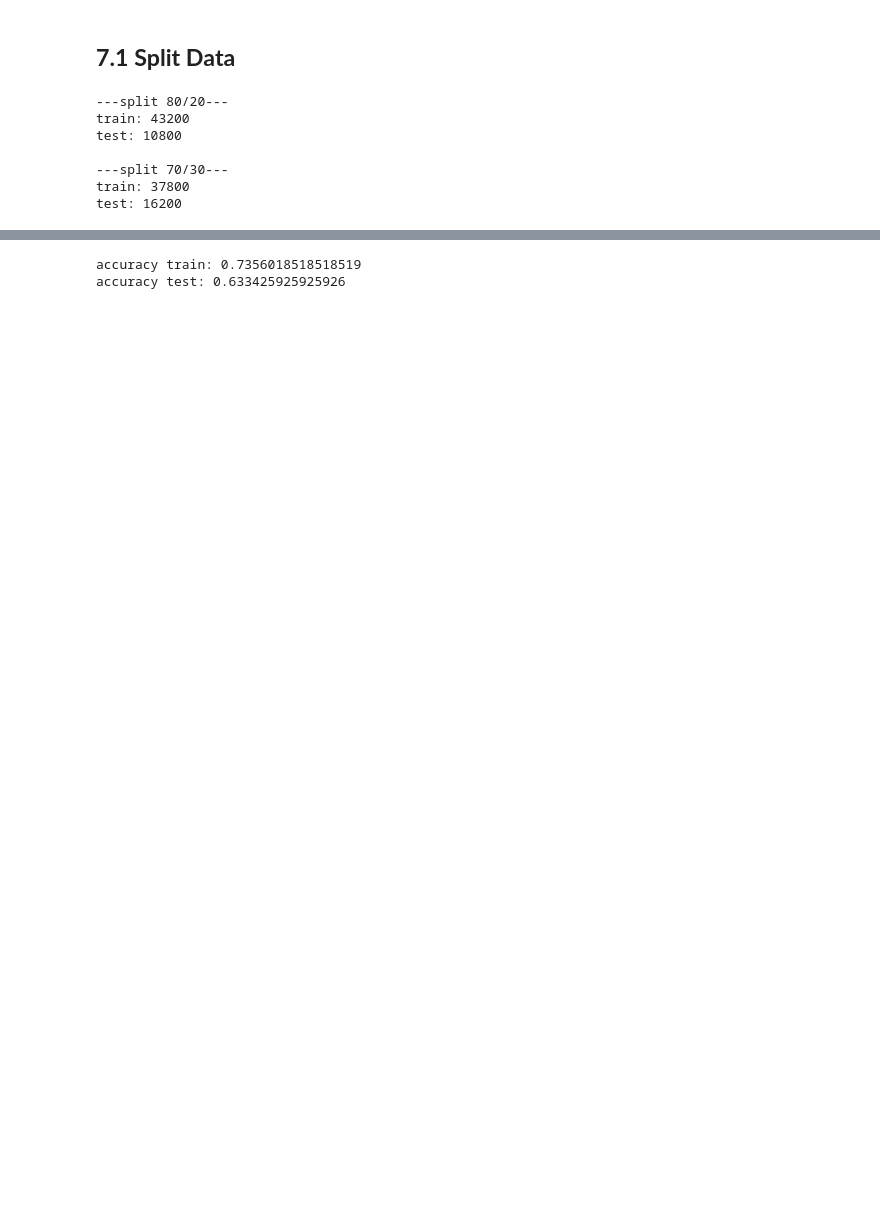
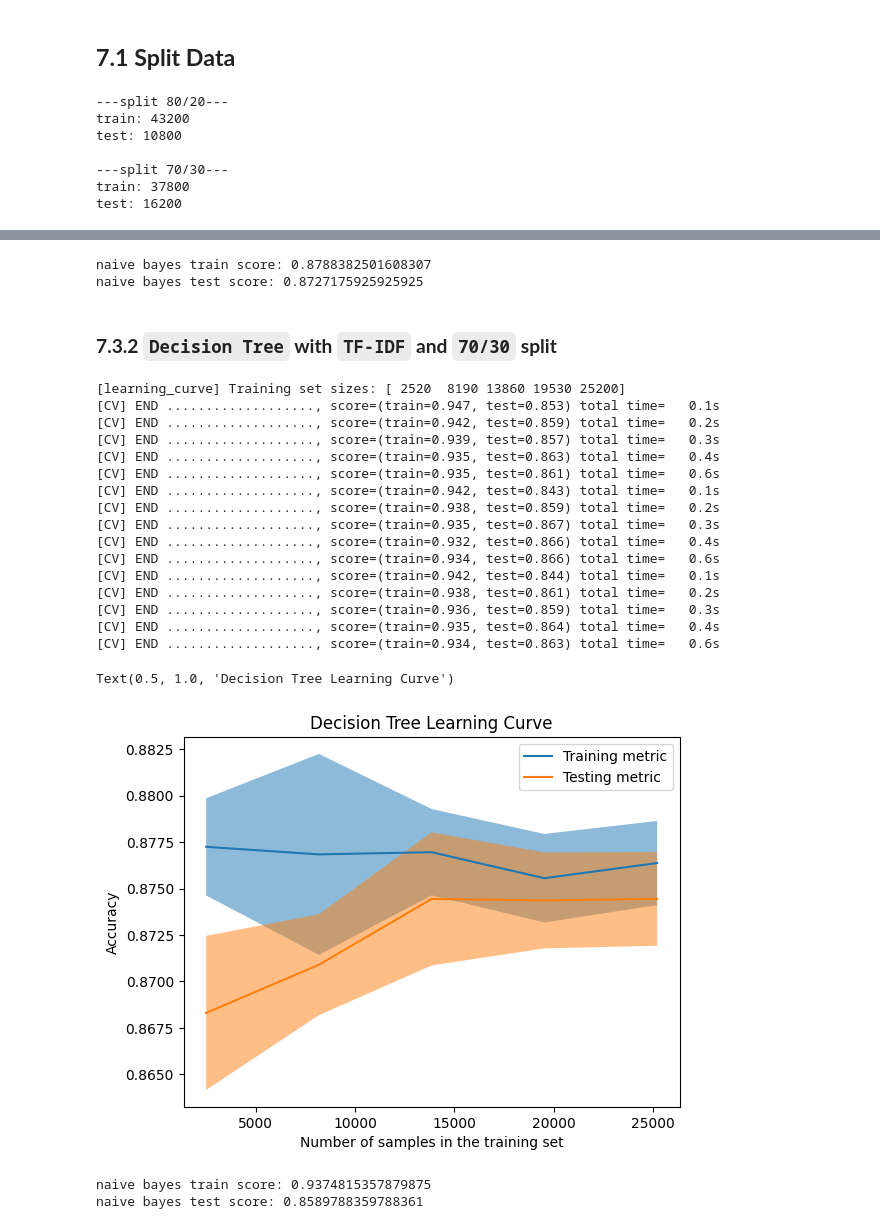
Before and after one commit to sayid-alt/simcity-reviews-sentiment-analysis, a Jupyter notebook: notebook.ipynb, the cells around one changed output, grey strips where cells are left out. Cells and saved outputs as stored; diff of their text form; code cells hidden in the pictures; blank space fills up the shorter version.

Commit message:
Fix bugs when trianing decision tree

```diff
--- a/notebook.ipynb
+++ b/notebook.ipynb
@@ -666,6 +667,9 @@ Text(0.5, 1.0, 'NB Learning Curve')
-# %%
-print(f'accuracy train: {accuracy_train_nb}')
-print(f'accuracy test: {accurcay_test_nb}')
-# %% [output]
-accuracy train: 0.7356018518518519
-accuracy test: 0.633425925925926
+# %%
+train_score_nb_mean = train_score_nb.mean()
+test_score_nb_mean = test_score_nb.mean()
+
+print(f'naive bayes train score: {train_score_nb_mean}')
+print(f'naive bayes test score: {test_score_nb_mean}')
+# %% [output]
+naive bayes train score: 0.8788382501608307
+naive bayes test score: 0.8727175925925925
@@ -671,0 +683,39 @@ accuracy test: 0.633425925925926
+# %% [markdown]
+### **7.3.2 `Decision Tree` with `TF-IDF` and `70/30` split**
+# %%
+dtc = DecisionTreeClassifier()
+train_size_dtc, train_score_dtc, test_score_dtc = learning_curve(dtc,
+                                                              X=X_train_70, y=y_train_70,
+                                                              cv=3, verbose=3,scoring='accuracy')
+
+LearningCurveDisplay.from_estimator(nb, X=X_train_70, y=y_train_70, cv=3,
+                                    score_type='both', score_name="Accuracy")
+plt.title('Decision Tree Learning Curve')
+# %% [output]
+[learning_curve] Training set sizes: [ 2520  8190 13860 19530 25200]
+[CV] END ..................., score=(train=0.947, test=0.853) total time=   0.1s
+[CV] END ..................., score=(train=0.942, test=0.859) total time=   0.2s
+[CV] END ..................., score=(train=0.939, test=0.857) total time=   0.3s
+[CV] END ..................., score=(train=0.935, test=0.863) total time=   0.4s
+[CV] END ..................., score=(train=0.935, test=0.861) total time=   0.6s
+[CV] END ..................., score=(train=0.942, test=0.843) total time=   0.1s
+[CV] END ..................., score=(train=0.938, test=0.859) total time=   0.2s
+[CV] END ..................., score=(train=0.935, test=0.867) total time=   0.3s
+[CV] END ..................., score=(train=0.932, test=0.866) total time=   0.4s
+[CV] END ..................., score=(train=0.934, test=0.866) total time=   0.6s
+[CV] END ..................., score=(train=0.942, test=0.844) total time=   0.1s
+[CV] END ..................., score=(train=0.938, test=0.861) total time=   0.2s
+[CV] END ..................., score=(train=0.936, test=0.859) total time=   0.3s
+[CV] END ..................., score=(train=0.935, test=0.864) total time=   0.4s
+[CV] END ..................., score=(train=0.934, test=0.863) total time=   0.6s
+Text(0.5, 1.0, 'Decision Tree Learning Curve')
+[figure, added]
+# %%
+train_score_dtc_mean = train_score_dtc.mean()
+test_score_dtc_mean = test_score_dtc.mean()
+
+print(f'naive bayes train score: {train_score_dtc_mean}')
+print(f'naive bayes test score: {test_score_dtc_mean}')
+# %% [output]
+naive bayes train score: 0.9374815357879875
+naive bayes test score: 0.8589788359788361
```
Also changed, not shown: parts of 22 cells of this notebook.
